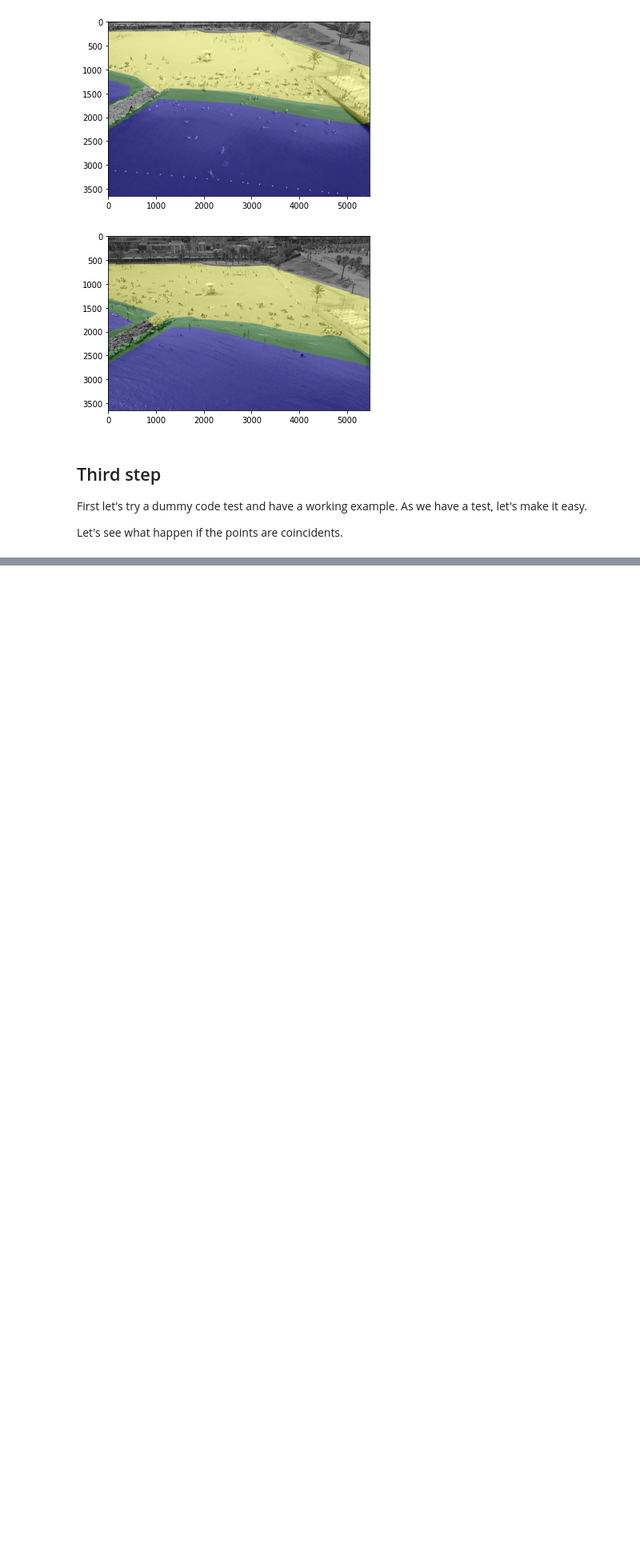
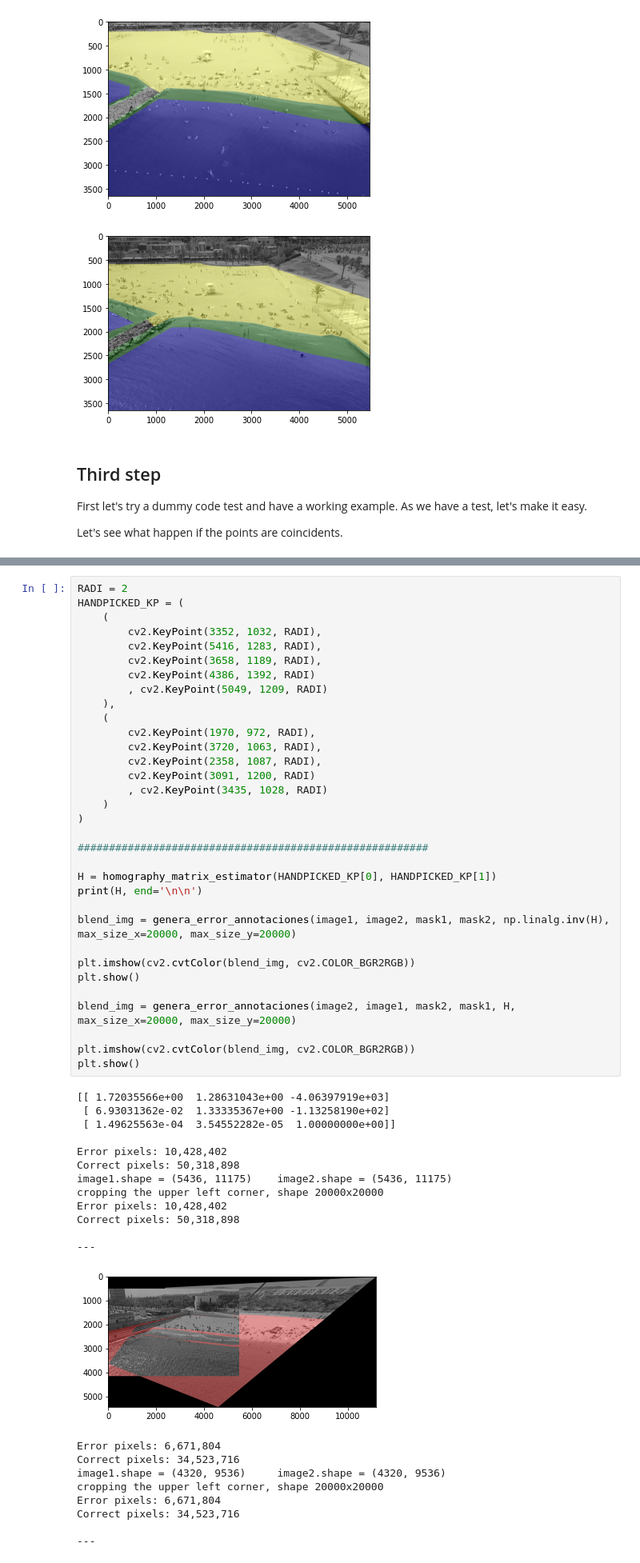
Before and after one commit to ignasi00/platges, a Jupyter notebook: ensayo_reaprovechar_annotaciones.ipynb, the cells around one changed output, grey strips where cells are left out. Shown at 80% size. Cells and saved outputs as stored; diff of their text form; blank space fills up the shorter version.

```diff
--- a/ensayo_reaprovechar_annotaciones.ipynb
+++ b/ensayo_reaprovechar_annotaciones.ipynb
@@ -468,0 +523,55 @@ plt.show()
+# %%
+RADI = 2
+HANDPICKED_KP = (
+    (
+        cv2.KeyPoint(3352, 1032, RADI),
+        cv2.KeyPoint(5416, 1283, RADI),
+        cv2.KeyPoint(3658, 1189, RADI),
+        cv2.KeyPoint(4386, 1392, RADI)
+        , cv2.KeyPoint(5049, 1209, RADI)
+    ),
+    (
+        cv2.KeyPoint(1970, 972, RADI),
+        cv2.KeyPoint(3720, 1063, RADI),
+        cv2.KeyPoint(2358, 1087, RADI),
+        cv2.KeyPoint(3091, 1200, RADI)
+        , cv2.KeyPoint(3435, 1028, RADI)
+    )
+)
+
+########################################################
+
+H = homography_matrix_estimator(HANDPICKED_KP[0], HANDPICKED_KP[1])
+print(H, end='\n\n')
+
+blend_img = genera_error_annotaciones(image1, image2, mask1, mask2, np.linalg.inv(H), max_size_x=20000, max_size_y=20000)
+
+plt.imshow(cv2.cvtColor(blend_img, cv2.COLOR_BGR2RGB))
+plt.show()
+
+blend_img = genera_error_annotaciones(image2, image1, mask2, mask1, H, max_size_x=20000, max_size_y=20000)
+
+plt.imshow(cv2.cvtColor(blend_img, cv2.COLOR_BGR2RGB))
+plt.show()
+# %% [output]
+[[ 1.72035566e+00  1.28631043e+00 -4.06397919e+03]
+ [ 6.93031362e-02  1.33335367e+00 -1.13258190e+02]
+ [ 1.49625563e-04  3.54552282e-05  1.00000000e+00]]
+
+Error pixels: 10,428,402
+Correct pixels: 50,318,898
+image1.shape = (5436, 11175)    image2.shape = (5436, 11175)
+cropping the upper left corner, shape 20000x20000
+Error pixels: 10,428,402
+Correct pixels: 50,318,898
+
+---
+[figure, added]
+Error pixels: 6,671,804
+Correct pixels: 34,523,716
+image1.shape = (4320, 9536)     image2.shape = (4320, 9536)
+cropping the upper left corner, shape 20000x20000
+Error pixels: 6,671,804
+Correct pixels: 34,523,716
+
+---
```
Also changed, not shown: parts of 9 cells of this notebook, 4 other files.
